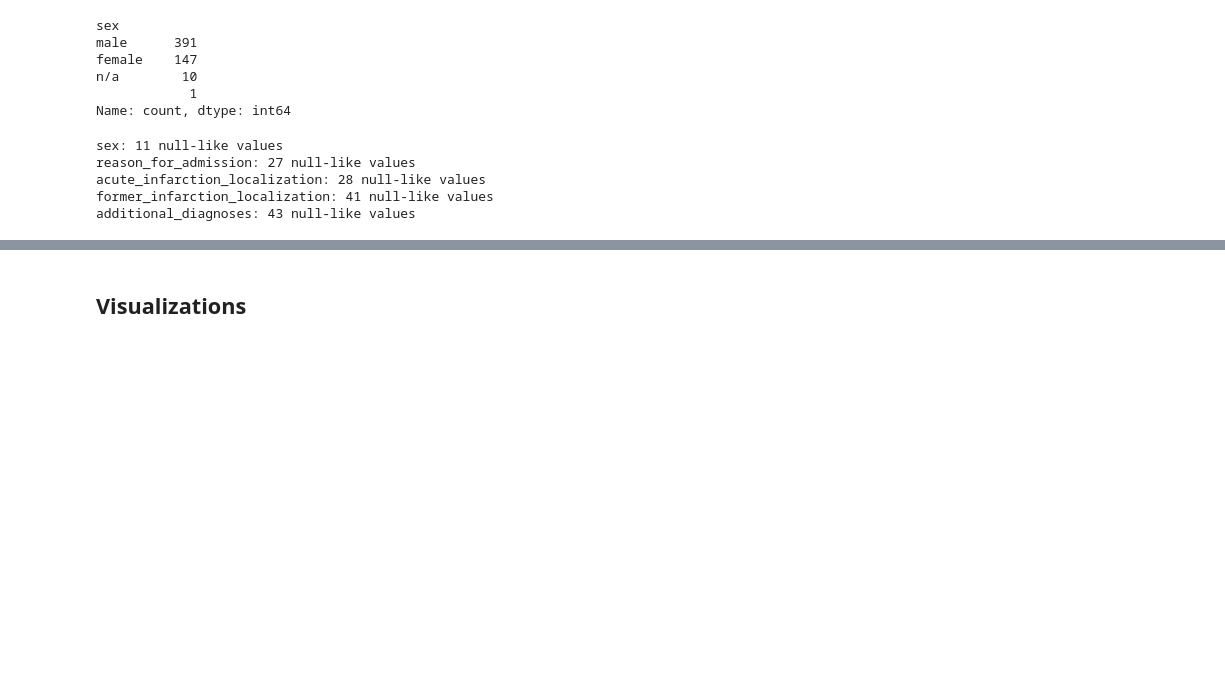
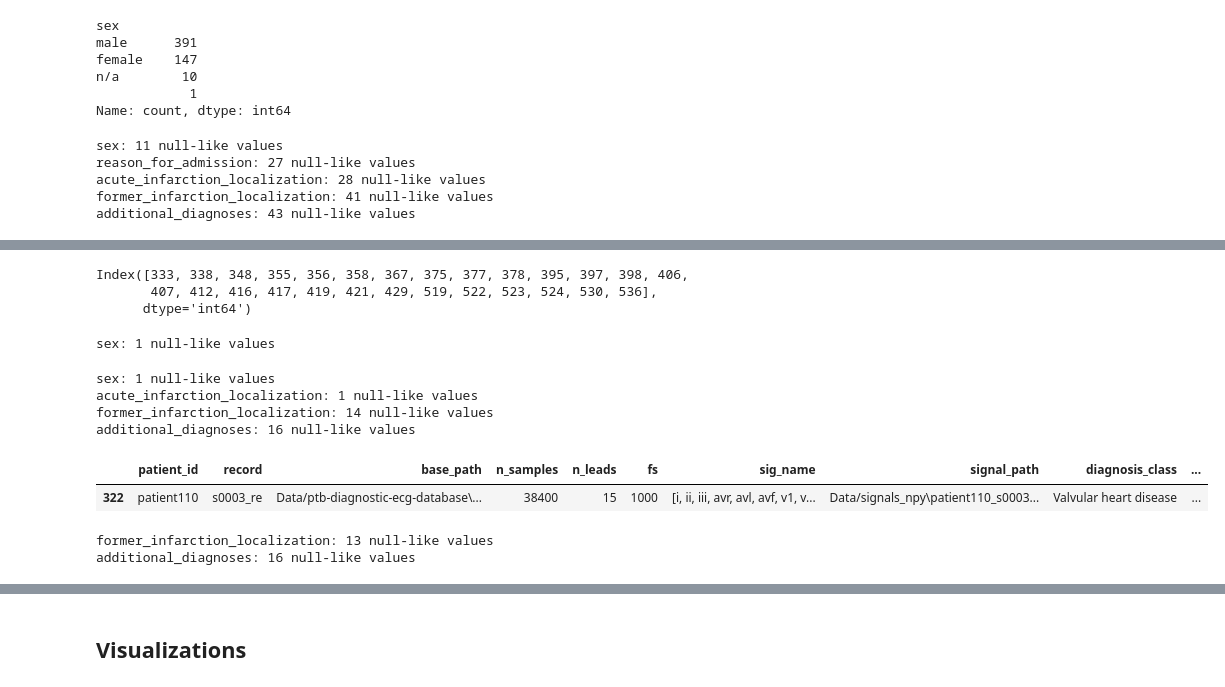
Before and after one commit to Karlacaze/Ecg-Myocardial-Infarction-Detection, a Jupyter notebook: codigo.ipynb, the cells around one changed output, grey strips where cells are left out. Drawn from its saved outputs; the diff is of its cells as text; code cells hidden in the pictures; blank space fills up the shorter version.

```diff
--- a/codigo.ipynb
+++ b/codigo.ipynb
@@ -363,0 +394,6 @@ df['age'] = df['age'].fillna(age_global_median)
+# %%
+jut.index
+# %% [output]
+Index([333, 338, 348, 355, 356, 358, 367, 375, 377, 378, 395, 397, 398, 406,
+       407, 412, 416, 417, 419, 421, 429, 519, 522, 523, 524, 530, 536],
+      dtype='int64')
@@ -364 +402,27 @@ df['age'] = df['age'].fillna(age_global_median)
+# %%
+suspect_strings = ['n/a']
+for col in df.select_dtypes(include='object').columns:
+    mask = df[col].astype(str).str.strip().isin(suspect_strings)
+    count = mask.sum()
+    if count > 0:
+        print(f"{col}: {count} null-like values")
+# %% [output]
+sex: 1 null-like values
+# %%
+suspect_strings = ['n/a', 'na', 'Na', 'NA', 'nan', 'Nan', 'None', '', ' ', 'unknown', 'Unknown', 'N/A']
+for col in df.select_dtypes(include='object').columns:
+    mask = df[col].astype(str).str.strip().isin(suspect_strings)
+    count = mask.sum()
+    if count > 0:
+        print(f"{col}: {count} null-like values")
+# %% [output]
+sex: 1 null-like values
+acute_infarction_localization: 1 null-like values
+former_infarction_localization: 14 null-like values
+additional_diagnoses: 16 null-like values
+# %%
+df[df['sex'] == 'n/a']
+# %% [output]
+|  | patient_id | record | base_path | n_samples | n_leads | fs | sig_name | signal_path | diagnosis_class | ... |
+| 322 | patient110 | s0003_re | Data/ptb-diagnostic-ecg-database\... | 38400 | 15 | 1000 | [i, ii, iii, avr, avl, avf, v1, v... | Data/signals_npy\patient110_s0003... | Valvular heart disease | ... |
 # %%
@@ -366,3 +433,13 @@ df['sex'] = df['sex'].fillna('Unknown')
+# %%
+suspect_strings = ['n/a', 'na', 'Na', 'NA', 'nan', 'Nan', 'None', '', ' ', 'unknown', 'Unknown', 'N/A']
+for col in df.select_dtypes(include='object').columns:
+    mask = df[col].astype(str).str.strip().isin(suspect_strings)
+    count = mask.sum()
+    if count > 0:
+        print(f"{col}: {count} null-like values")
+# %% [output]
+former_infarction_localization: 13 null-like values
+additional_diagnoses: 16 null-like values
 # %%
 null_counts = df.isna().sum().sort_values(ascending=False)
 null_pct = (df.isna().mean()*100).round(2).sort_values(ascending=False)
```
Also changed, not shown: parts of 17 cells of this notebook.
